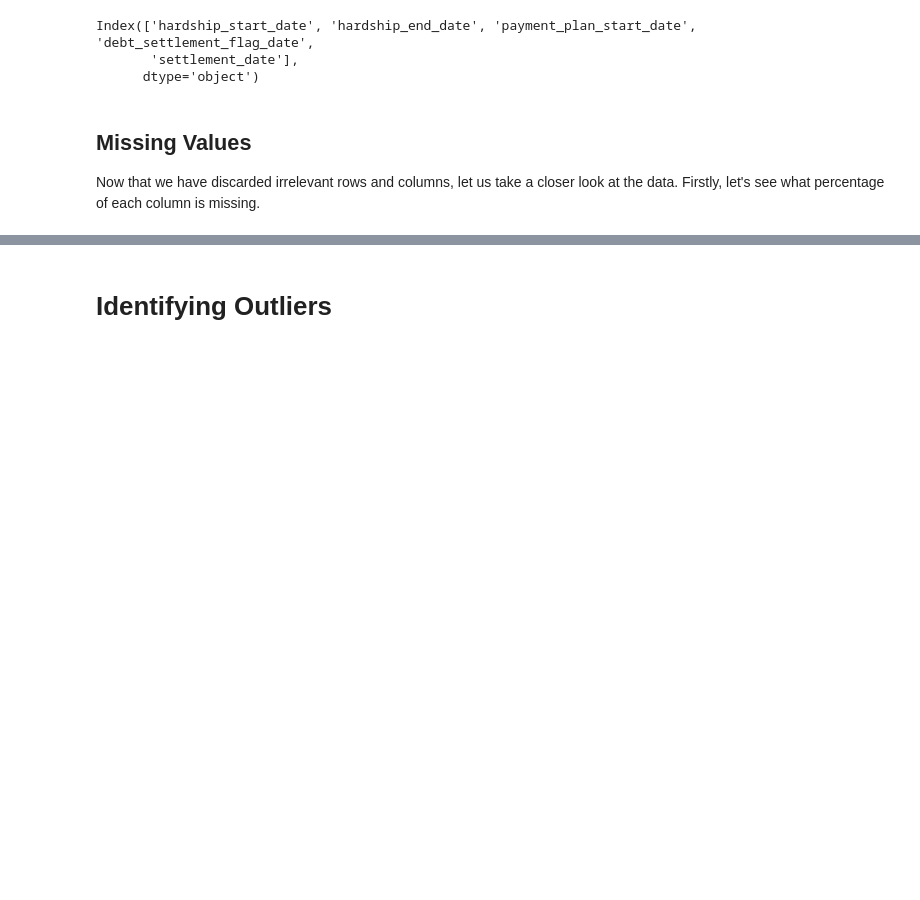
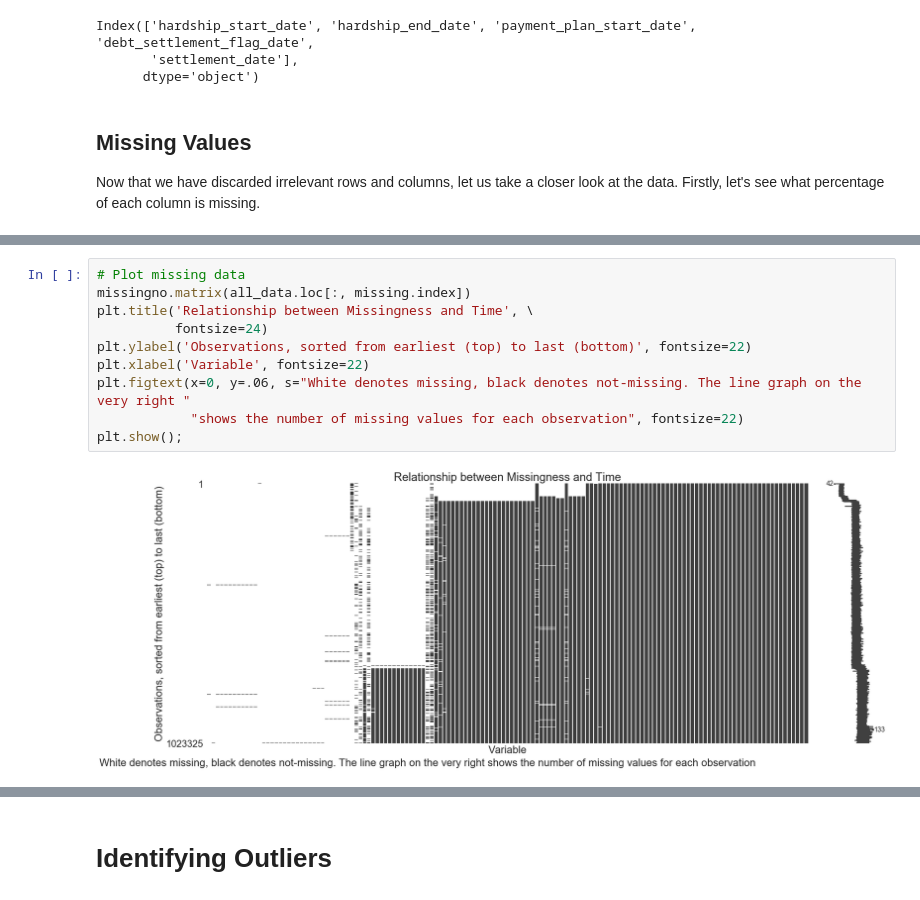
Before and after one commit to tloeber/Springboard, a Jupyter notebook: lending_club/lending_club_1.ipynb, the cells around one changed output, grey strips where cells are left out. Drawn from its saved outputs; the diff is of its cells as text; blank space fills up the shorter version.

```diff
--- a/lending_club/lending_club_1.ipynb
+++ b/lending_club/lending_club_1.ipynb
@@ -385,0 +272,12 @@ assert(len(drop) == len(drop_continuous) + len(drop_cat))
+# %%
+# Plot missing data
+missingno.matrix(all_data.loc[:, missing.index])
+plt.title('Relationship between Missingness and Time', \
+          fontsize=24)
+plt.ylabel('Observations, sorted from earliest (top) to last (bottom)', fontsize=22)
+plt.xlabel('Variable', fontsize=22)
+plt.figtext(x=0, y=.06, s="White denotes missing, black denotes not-missing. The line graph on the very right "
+            "shows the number of missing values for each observation", fontsize=22)
+plt.show();
+# %% [output]
+[figure, added]
```
Also changed, not shown: parts of 49 cells of this notebook.
